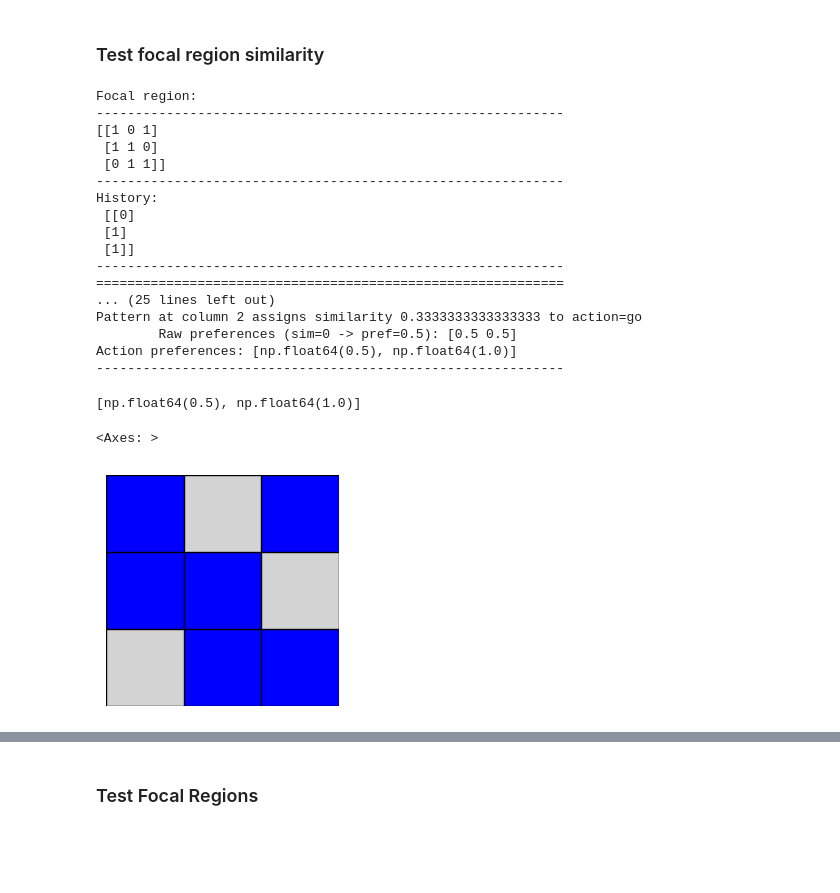
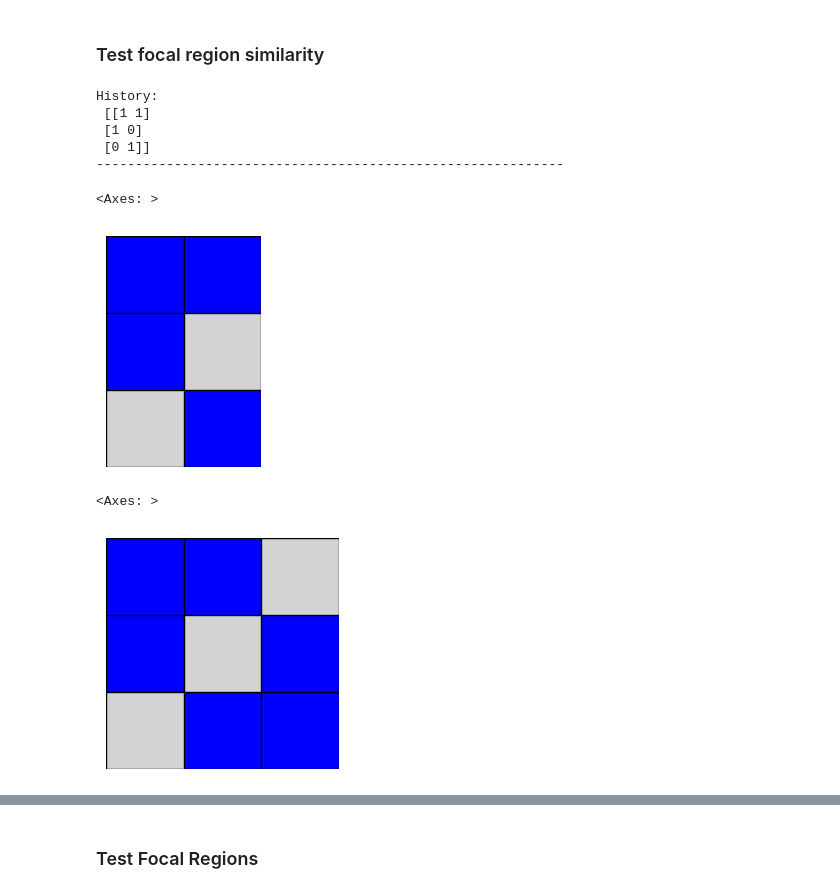
Before and after one commit to EAndrade-Lotero/Cognitive_Models_El_Farol_Bar_Problem, a Jupyter notebook: Notebooks/test_FRA.ipynb, the cells around one changed output, grey strips where cells are left out. Cells and saved outputs as stored; diff of their text form; code cells hidden in the pictures; blank space fills up the shorter version.

Commit message:
Update figure 9 axes and action preference plots.
Co-authored-by: Cursor <cursoragent@cursor.com>

```diff
--- a/Notebooks/test_FRA.ipynb
+++ b/Notebooks/test_FRA.ipynb
@@ -19,40 +19,26 @@ warnings.filterwarnings("ignore")
 # %%
 from Classes.focal_regions import FocalRegion
 # %%
-region = np.array([[1, 0, 1], [1, 1, 0], [0, 1, 1]])
-fra = FocalRegion(region, "alternation")
-fra.debug = True
-print('Focal region:')
-print(fra)
-
-# history = np.array([[1, 0], [0, 1], [0, 1]])
-history = np.array([[0], [1], [1]])
+history = np.array([[1, 1], [1, 0], [0, 1]])
+# history = np.array([[1], [1], [0]])
 print('History:\n', history)
 print('-'*60)
-
-fra.get_action_preferences(history, 0)
+file_name = Path('..', 'LaTeX', 'history_1.png')
+FocalRegion.draw_region(history, file=file_name)
 # %% [output]
-Focal region:
+History:
+ [[1 1]
+ [1 0]
+ [0 1]]
 ------------------------------------------------------------
-[[1 0 1]
- [1 1 0]
- [0 1 1]]
-------------------------------------------------------------
-History:
- [[0]
- [1]
- [1]]
-------------------------------------------------------------
-============================================================
-... (25 lines left out)
-Pattern at column 2 assigns similarity 0.3333333333333333 to action=go
-        Raw preferences (sim=0 -> pref=0.5): [0.5 0.5]
-Action preferences: [np.float64(0.5), np.float64(1.0)]
-------------------------------------------------------------
-[np.float64(0.5), np.float64(1.0)]
+<Axes: >
+[figure, added]
 # %%
+region = np.array([[1, 1, 0], [1, 0, 1], [0, 1, 1]])
+fra = FocalRegion(region, "alternation")
+fra.debug = True
 file_name = Path('..', 'LaTeX', 'FRA_region_1.png')
 FocalRegion.draw_region(region, file=file_name)
 # %% [output]
 <Axes: >
-[figure, old version]
+[figure, new version]
```
Also changed, not shown: parts of 16 cells of this notebook, 9 other files.
